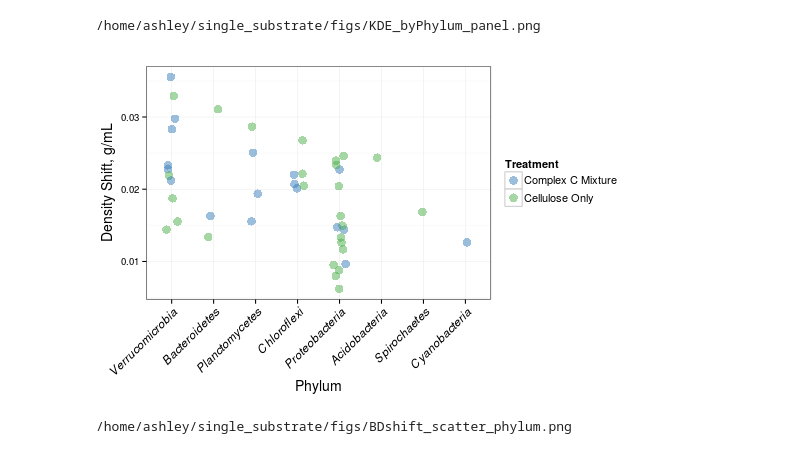
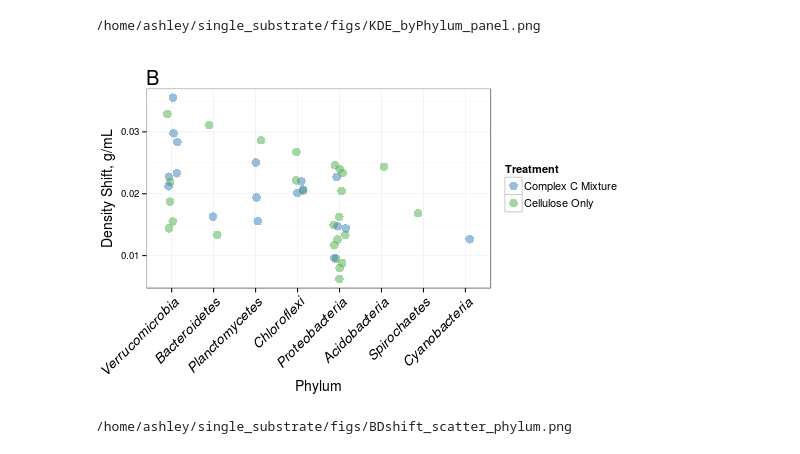
Before and after one commit to acampbellina/single_substrate, a Jupyter notebook: RA_KDE.ipynb, the cells around one changed output. Drawn from its saved outputs; the diff is of its cells as text; code cells hidden in the pictures.

```diff
--- a/RA_KDE.ipynb
+++ b/RA_KDE.ipynb
@@ -388,35 +386,38 @@ d = df.plot %>%
     arrange(desc(max.shift))
 
 order = d$Rank2
 
 df.plot$Rank2 = factor(df.plot$Rank2, levels = order)
 
 colours = c("#377eb8", "#4daf4a")
 
 p3 = ggplot(df.plot, aes(x = Rank2, y = shift, color = Treatment))
 
 p3 = p3 + geom_point(size = 4, alpha = 0.5, position = position_jitter(w = 0.15))
 
 p3 = p3 + theme_bw()
 
-p3 = p3 + theme(axis.text.x = element_text(size = 12, angle = 45, hjust = 1, face = "italic"))
+p3 = p3 + theme(axis.text.x = element_text(size = 14, angle = 45, hjust = 1, face = "italic"))
 
 p3 = p3 + labs(y = "Density Shift, g/mL", x = "Phylum")
 
 p3 = p3 + theme(axis.title.y = element_text(size = 14, vjust = 1.25))
 
 p3 = p3 + theme(axis.title.x = element_text(size = 14))
 
 p3 = p3 + scale_color_manual(values=colours,
                             breaks=c("13CCPS", "13CCSS"),
                             labels=c("Complex C Mixture", "Cellulose Only"))
 p3 = p3 + theme(legend.text = element_text(size = 11))
 
 p3 = p3 + theme(legend.title = element_text(size = 11))
 
+p3 = p3 + ggtitle("B")
+p3 = p3 + theme(plot.title = element_text(hjust = 0, size = 20))
+
 p3
 # %% [output]
-[figure, old version]
+[figure, new version]
 # %%
 %%R
 ggsave("figs/BDshift_scatter_phylum.png", p3, h = 4, w = 6)
```
Also changed, not shown: parts of 8 cells of this notebook, 2 other files.
